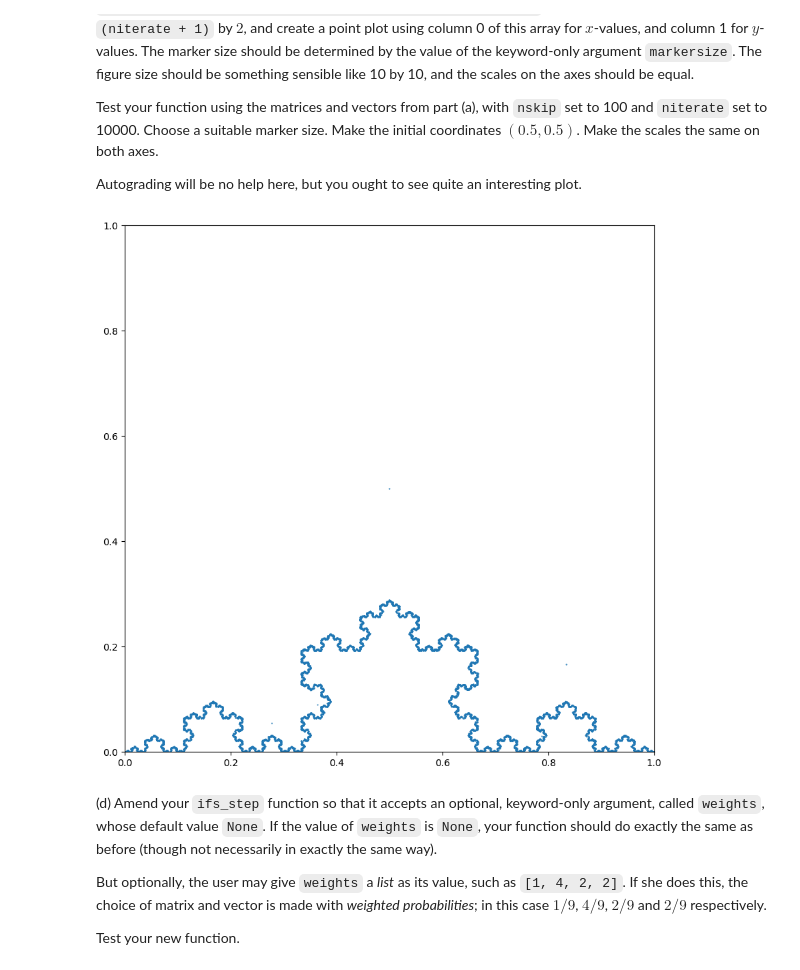
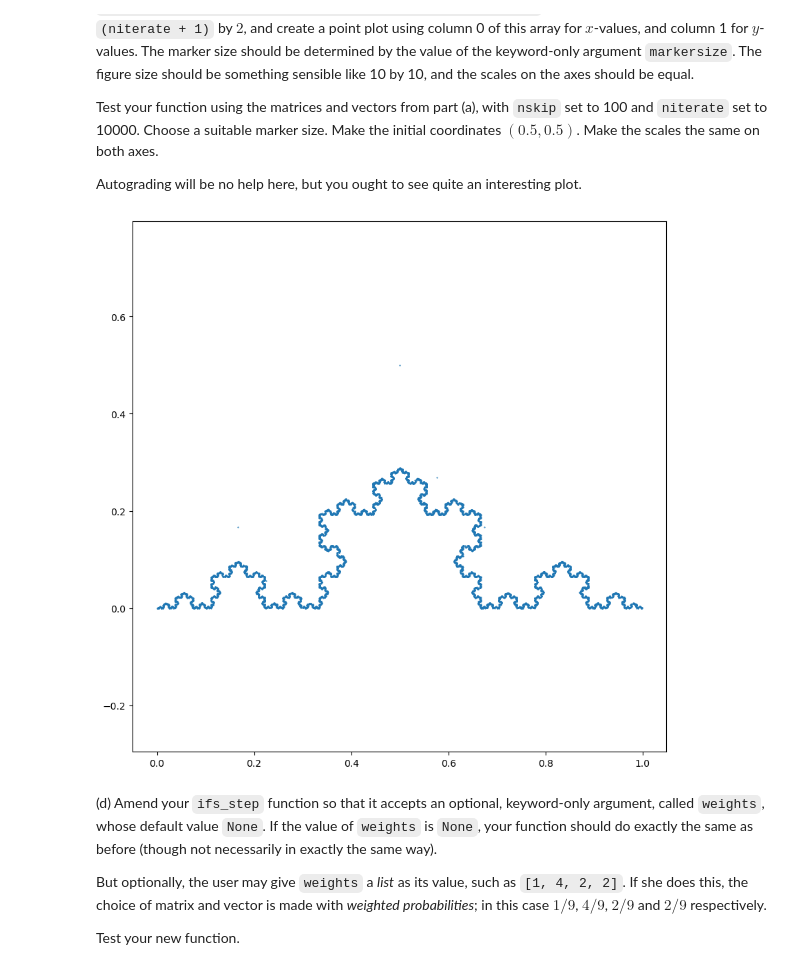
Before and after one commit to Imperial-MATH40006/math40006-2022-23-term2-week4-AridJazzBand, a Jupyter notebook: term2week4.ipynb, the cells around one changed output. Drawn from its saved outputs; the diff is of its cells as text; code cells hidden in the pictures.

```diff
--- a/term2week4.ipynb
+++ b/term2week4.ipynb
@@ -728,18 +728,18 @@ Autograding will be no help here, but you ought to see quite an interesting plot
 # %%
 def ifs_plot(matrices, vectors, coords0, nskip, niterate, *, markersize=0.5):
     iterthing = iterate_ifs(matrices, vectors, coords0, nskip, niterate)
     xaxis = iterthing[:, 0]
     yaxis = iterthing[:, 1]
 
     fig, ax = plt.subplots()
     fig.set_size_inches(10, 10)
-    ax.set(xlim=0, ylim=())
+    ax.axis('equal')
     plt.plot(xaxis, yaxis, 'o', markersize=markersize)
     plt.show()
 
 ifs_plot(mats, vecs, np.array([0.5, 0.5]), 0, 10000)
 # %% [output]
-[figure, old version]
+[figure, new version]
 # %% [markdown]
 (d) Amend your `ifs_step` function so that it accepts an optional, keyword-only argument, called `weights`, whose default value `None`. If the value of `weights` is `None`, your function should do exactly the same as before (though not necessarily in exactly the same way).
 
```
Also changed, not shown: parts of 17 cells of this notebook.
